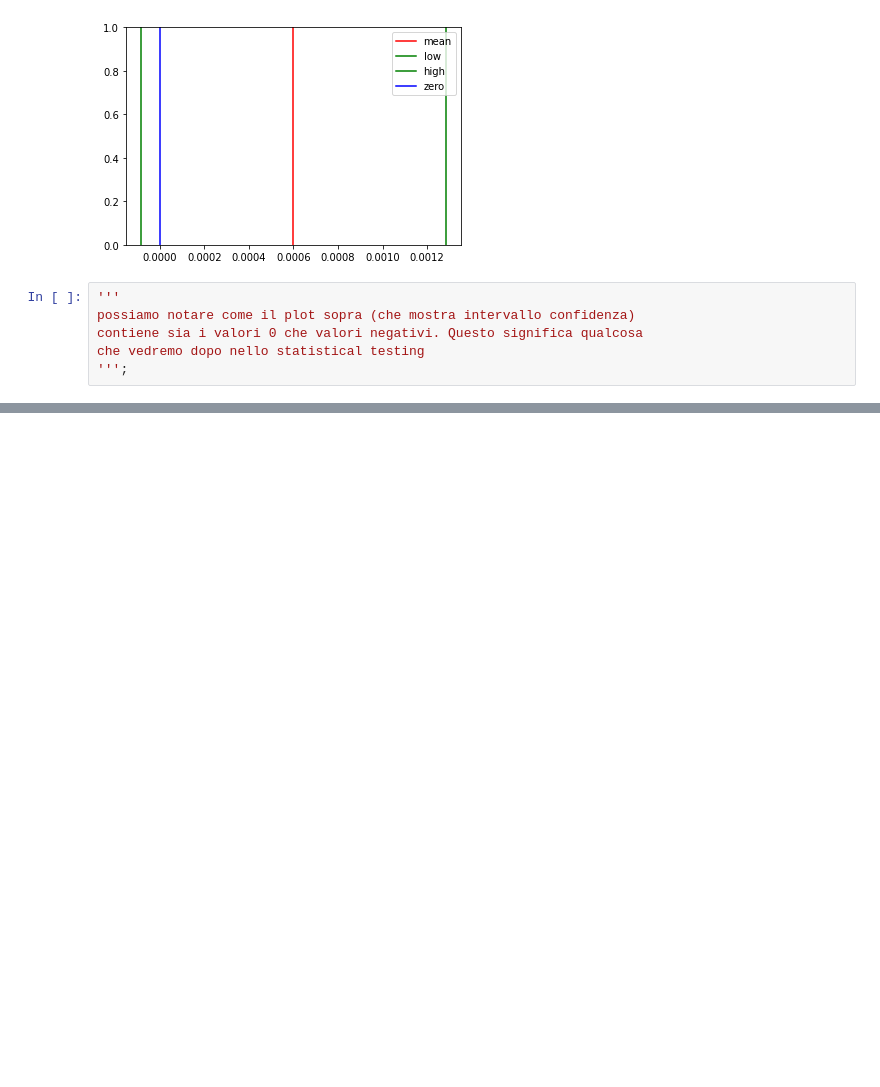
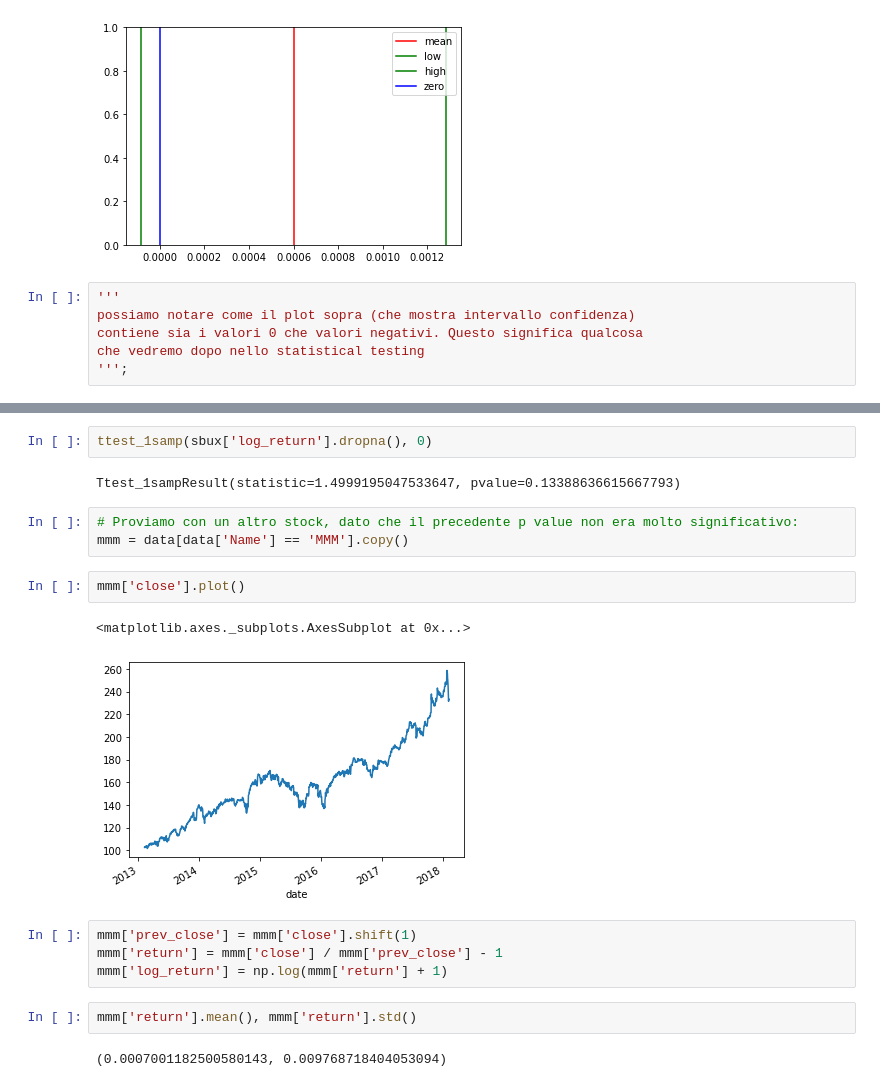
Before and after one commit to emiliocimino/financialengineering, a Jupyter notebook: 1 - Financial Basis/Financial Statistics.ipynb, the cells around one changed output, grey strips where cells are left out. Saved outputs shown, nothing was run; the diff lists cells and outputs as text; blank space fills up the shorter version.

Commit message:
Statistical Test lesson

```diff
--- a/1 - Financial Basis/Financial Statistics.ipynb
+++ b/1 - Financial Basis/Financial Statistics.ipynb
@@ -353,0 +429,20 @@ che vedremo dopo nello statistical testing
+# %%
+ttest_1samp(sbux['log_return'].dropna(), 0)
+# %% [output]
+Ttest_1sampResult(statistic=1.4999195047533647, pvalue=0.13388636615667793)
+# %%
+# Proviamo con un altro stock, dato che il precedente p value non era molto significativo:
+mmm = data[data['Name'] == 'MMM'].copy()
+# %%
+mmm['close'].plot()
+# %% [output]
+<matplotlib.axes._subplots.AxesSubplot at 0x...>
+[figure, added]
+# %%
+mmm['prev_close'] = mmm['close'].shift(1)
+mmm['return'] = mmm['close'] / mmm['prev_close'] - 1
+mmm['log_return'] = np.log(mmm['return'] + 1)
+# %%
+mmm['return'].mean(), mmm['return'].std()
+# %% [output]
+(0.0007001182500580143, 0.009768718404053094)
```
Also changed, not shown: parts of 31 cells of this notebook.
